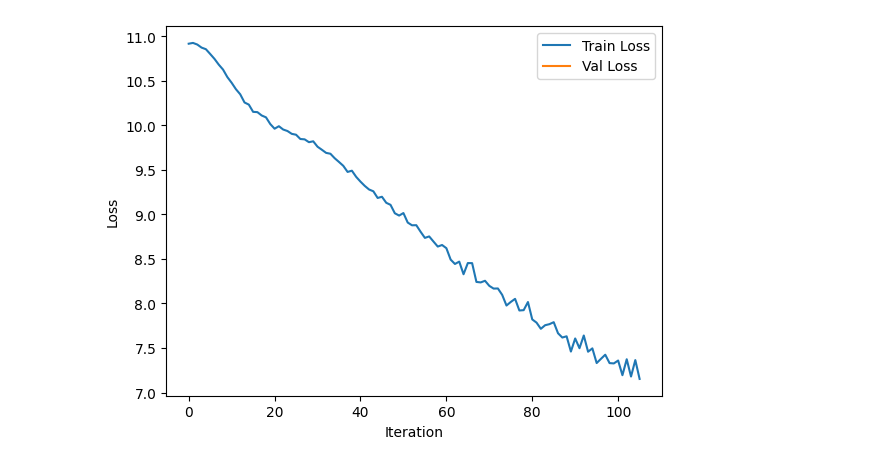
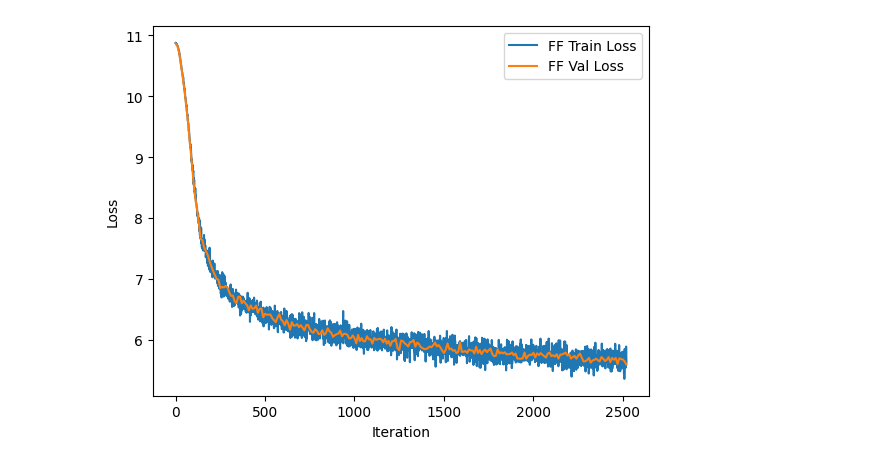
Before and after one commit to jtang25/llm, a Jupyter notebook: gpt.ipynb, the cells around one changed output. Cells and saved outputs as stored; diff of their text form; code cells hidden in the pictures.

```diff
--- a/gpt.ipynb
+++ b/gpt.ipynb
@@ -617,8 +659,8 @@ optimizer = torch.optim.AdamW([
 scaler = torch.amp.GradScaler(device=device)
 
 accumulation_steps = 4
-losses        = []
-avg_val_losses = []
+fflosses        = []
+ffavg_val_losses = []
 
 for iter_num in range(max_iters):
     # lr schedule
@@ -643,11 +685,21 @@ for iter_num in range(max_iters):
     torch.nn.utils.clip_grad_norm_(model.parameters(), 1.0)
     scaler.step(optimizer)
     scaler.update()
-    losses.append(accum_loss)
+    fflosses.append(accum_loss)
 
     # eval
     if iter_num % eval_interval == 0 or iter_num == max_iters - 1:
         model.eval()
+        expert_counts = {}
+        def make_hook(name):
+            def hook(module, inp, out):
+                x = inp[0].reshape(-1, inp[0].size(-1))
+                _, ti = F.softmax(module.router(x).float(), -1).topk(module.top_k, -1)
+                c = torch.bincount(ti.flatten(), minlength=module.num_experts).float().cpu()
+                expert_counts[name] = expert_counts.get(name, 0) + c
+            return hook
+        hooks = [m.register_forward_hook(make_hook(n))
+                 for n, m in model.named_modules() if isinstance(m, MoEFeedForward)]
         with torch.no_grad():
             val_losses = []
             for _ in range(eval_iters):
@@ -655,8 +707,19 @@ for iter_num in range(max_iters):
                 with torch.autocast(device_type=device, dtype=torch.float16):
                     _, val_loss, _ = model(x, y)
                 val_losses.append(val_loss.item())
+        for h in hooks:
+            h.remove()
+
         avg_val_loss = sum(val_losses) / len(val_losses)
-        avg_val_losses.append(avg_val_loss)
+        ffavg_val_losses.append(avg_val_loss)
         print(f"Iter {iter_num}: Train Loss {accum_loss:.4f}, Val Loss {avg_val_loss:.4f}",
               flush=True)
+
+        # per-layer utilization: fraction of routed slots landing on each expert
+        for name, c in expert_counts.items():
+            frac = c / c.sum()
+            starving = int((frac < 0.02).sum())   # < ~1/6 of fair share for E=8
+            print(f"    {name}: " + " ".join(f"{p:.2f}" for p in frac.tolist())
+                  + f"   (min {frac.min():.3f}, max {frac.max():.2f}, starving {starving})",
+                  flush=True)
 # %% [output]
@@ -665,16 +744,24 @@ KeyboardInterrupt:
 # %%
 # plot
 import matplotlib.pyplot as plt
-plt.plot(losses)
-plt.plot(np.linspace(0, len(losses), len(avg_val_losses)), avg_val_losses)
+# # Plot training losses
+# plt.plot(losses, label="Mixture of Experts Train Loss")
+# # Plot validation losses (mapped across training iterations)
+# plt.plot(np.linspace(0, len(losses)-1, len(avg_val_losses)), avg_val_losses, label="Val Loss")
+
+# Plot second model's training losses
+plt.plot(fflosses, label="FF Train Loss")
+# Plot second model's validation losses
+plt.plot(np.linspace(0, len(fflosses)-1, len(ffavg_val_losses)), ffavg_val_losses, label="FF Val Loss")
+
 plt.xlabel("Iteration")
 plt.ylabel("Loss")
-plt.legend(["Train Loss", "Val Loss"])
+plt.legend()
 plt.show()
 # Save the model
 torch.save(model.state_dict(), "gpt_model.pth")
 # %% [output]
-[figure, old version]
+[figure, new version]
 # %%
 ckpt = torch.load("gpt_model.pth", map_location=device, weights_only=True)
 loaded_model = GPT(
```
Also changed, not shown: parts of 11 cells of this notebook, 12 other files.
